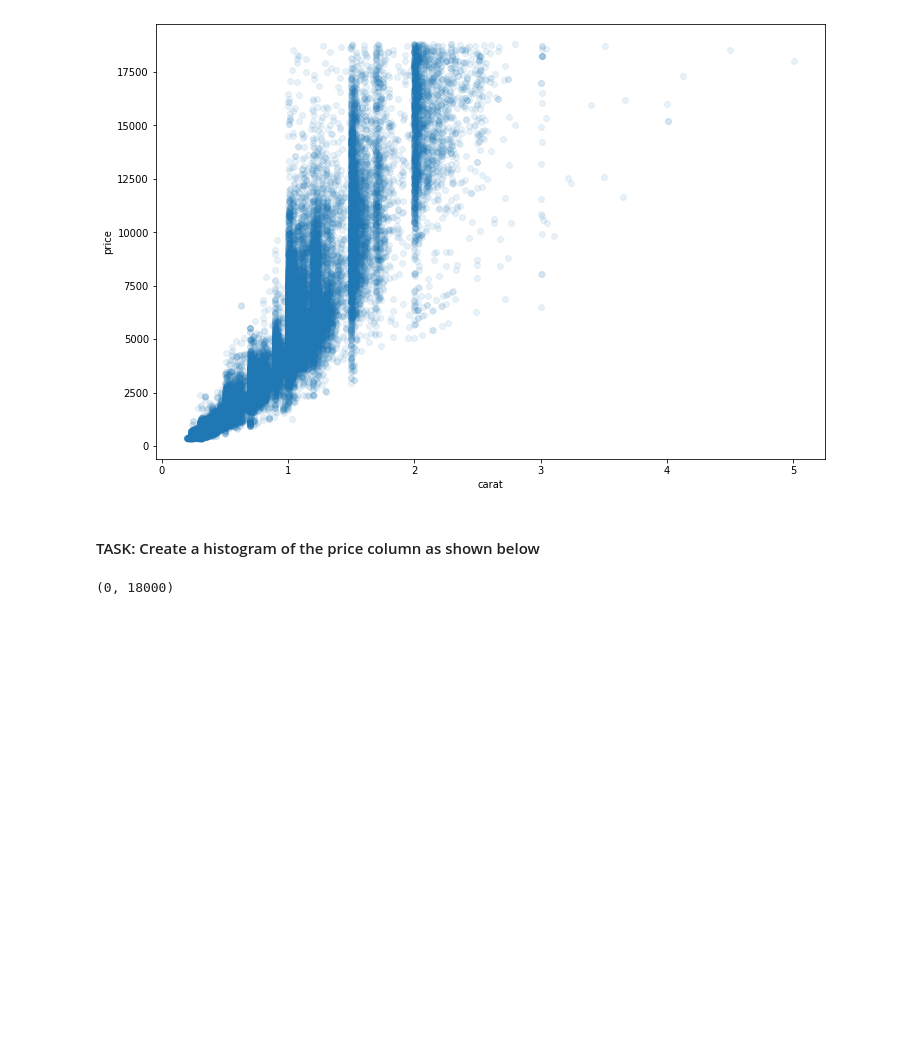
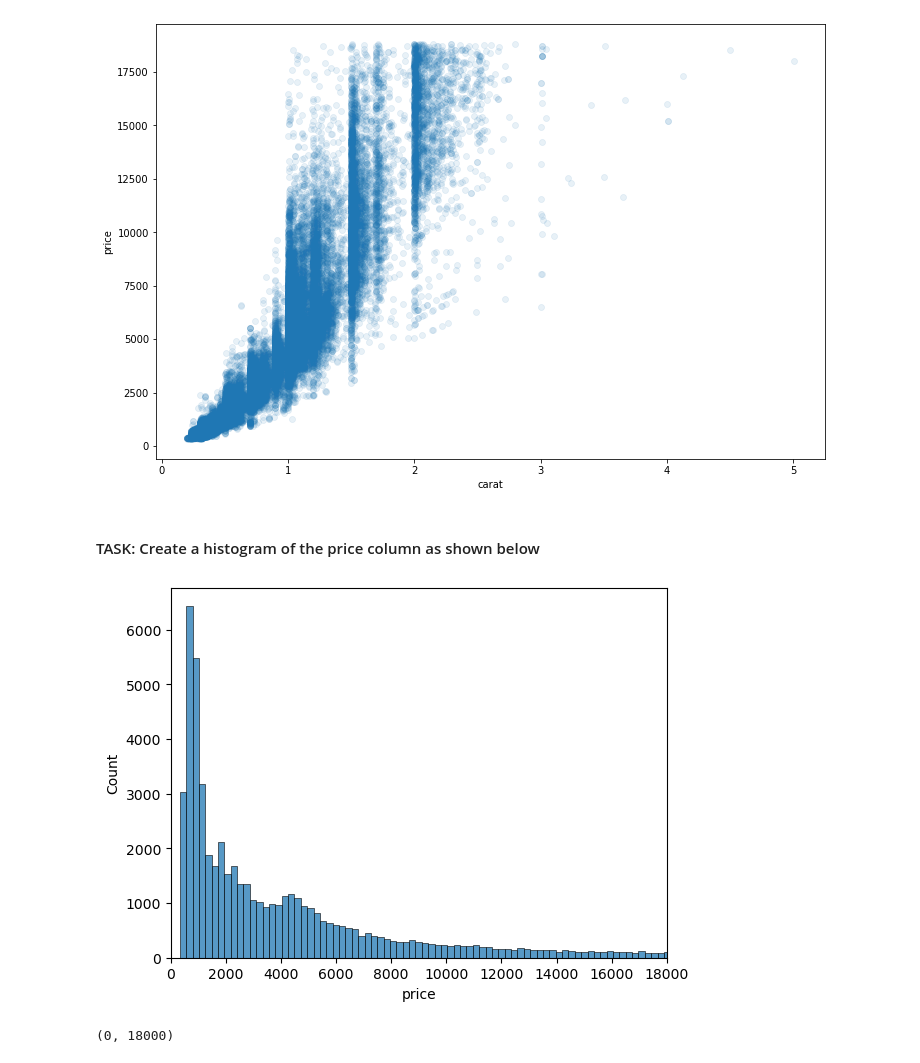
Before and after one commit to AtikshV/deep-learning-tensorflow, a Jupyter notebook: TF_2_Notebooks_and_Data/02-Visualization-Crash-Course/02-Visualization-Exercises-2.ipynb, the cells around one changed output. Drawn from its saved outputs; the diff is of its cells as text; code cells hidden in the pictures; blank space fills up the shorter version.

```diff
--- a/TF_2_Notebooks_and_Data/02-Visualization-Crash-Course/02-Visualization-Exercises-2.ipynb
+++ b/TF_2_Notebooks_and_Data/02-Visualization-Crash-Course/02-Visualization-Exercises-2.ipynb
@@ -110,3 +109,9 @@ sns.scatterplot(x="carat",y="price", data=diamonds, alpha=0.1, linewidth=0)
+# %%
+# CODE HERE
+sns.histplot(diamonds["price"], kde=False)
+plt.xlim(0, 18000);
+# %% [output]
+[figure, added]
 # %%
 # %% [output]
 (0, 18000)
```
Also changed, not shown: parts of 7 cells of this notebook, 1 other file.
